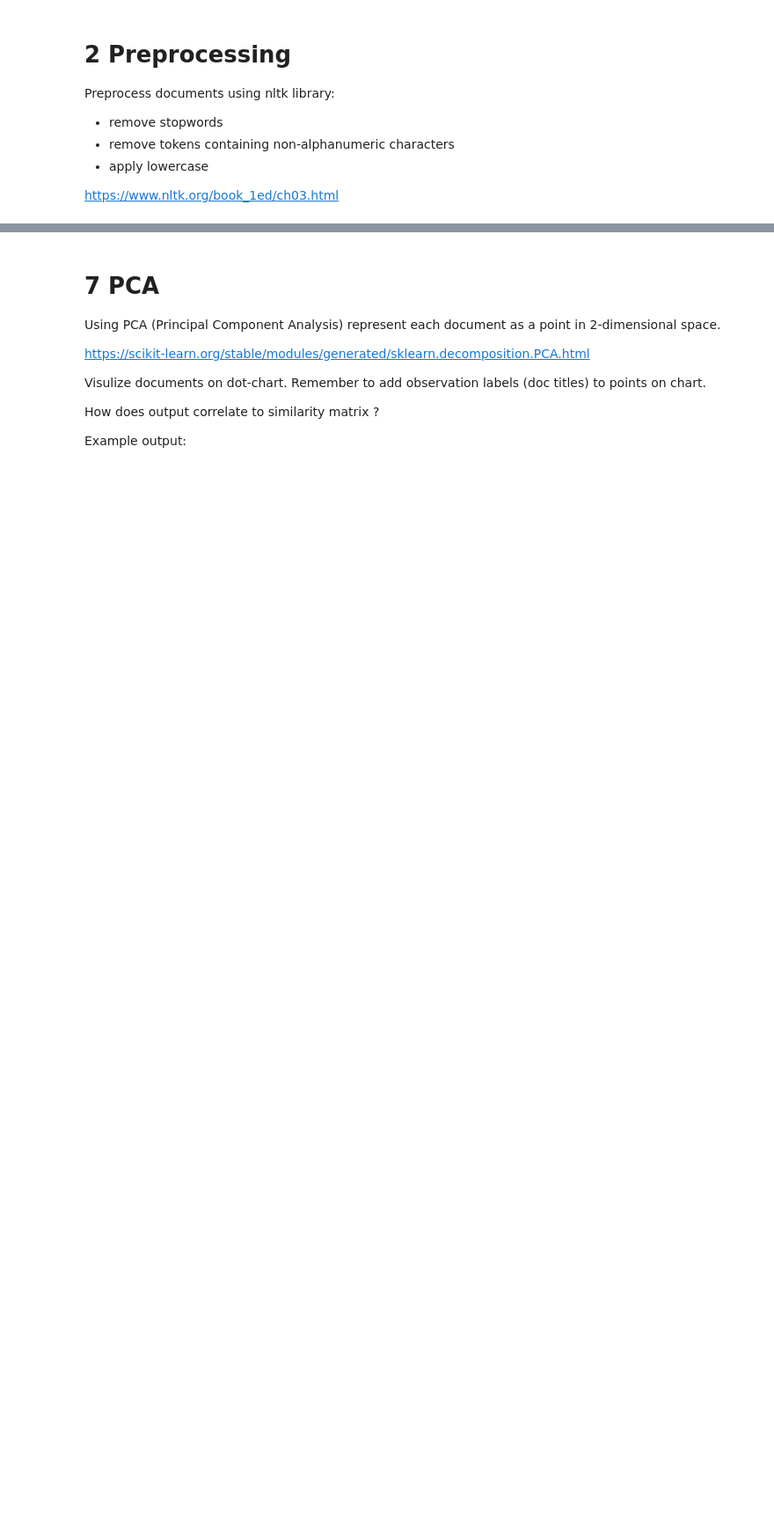
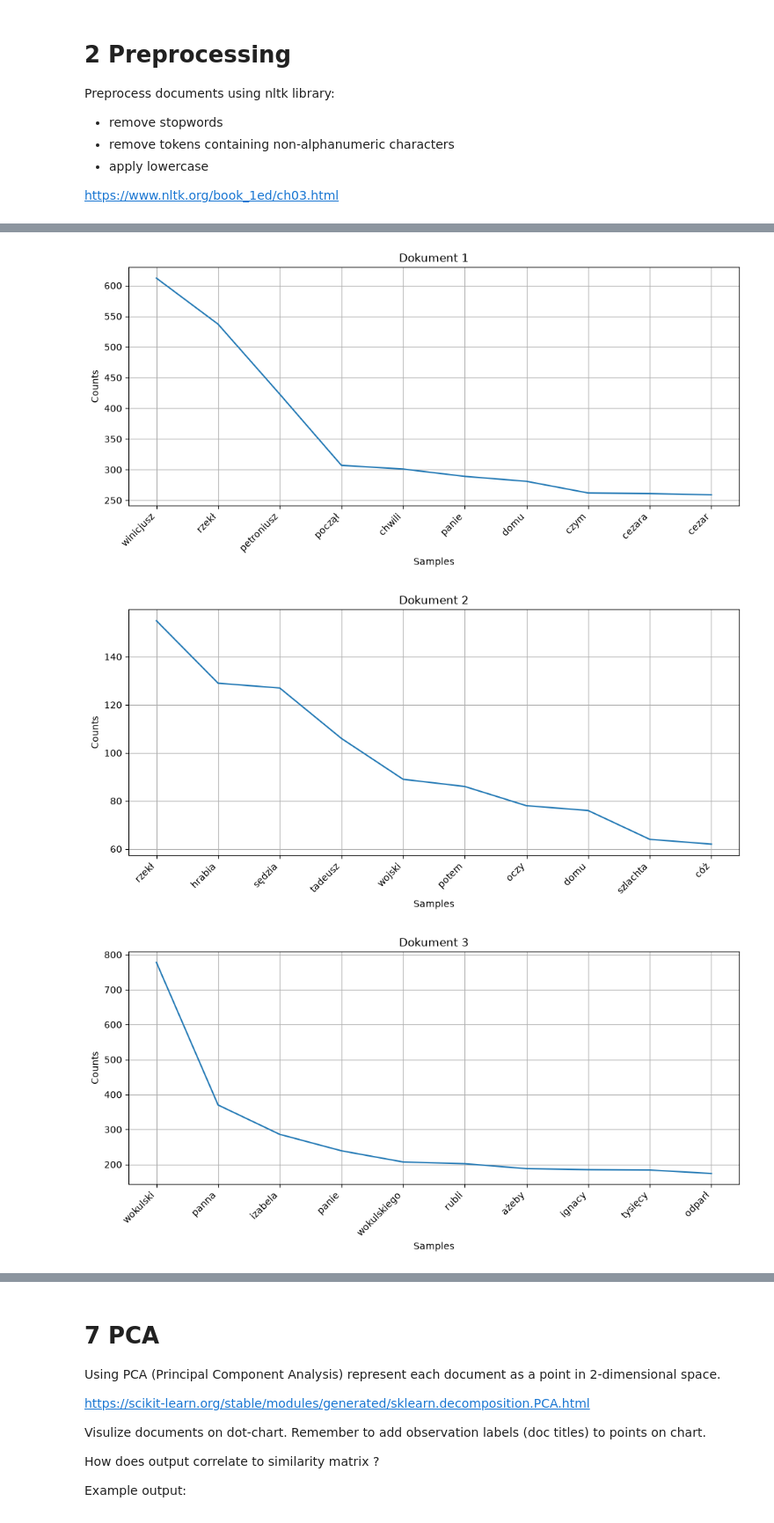
Before and after one commit to bubakrojek/PJN, a Jupyter notebook: NLP_EN_Lab1.ipynb, the cells around one changed output, grey strips where cells are left out. Shown at 88% size. Cells and saved outputs as stored; diff of their text form; code cells hidden in the pictures; blank space fills up the shorter version.

```diff
--- a/NLP_EN_Lab1.ipynb
+++ b/NLP_EN_Lab1.ipynb
@@ -107,0 +81,19 @@ Successfully installed cloudpickle-3.1.2 joblib-1.6.0 nltk-3.10.4 regex-2026.9.2
+# %%
+# nltk library
+!pip install nltk
+!python -m spacy download pl_core_news_sm
+import  nltk
+
+from nltk.corpus import stopwords
+import spacy
+
+nlp = spacy.load("pl_core_news_sm")
+
+stop_words=set(stopwords.words('english')).union(nlp.Defaults.stop_words)
+corpus_transformed=[]
+
+from nltk.tokenize import word_tokenize
+
+for book in corpus:
+    book= word_tokenize(book,language="polish")
+    corpus_transformed.append(" ".join([word.lower() for word in book if word.lower() not in stop_words and word.isalnum()]))
@@ -127,0 +126,28 @@ from sklearn.feature_extraction.text import CountVectorizer
+# %%
+from collections import Counter
+from sklearn.feature_extraction.text import CountVectorizer
+
+
+vectorizer = CountVectorizer()
+X=vectorizer.fit_transform(corpus_transformed)
+
+import pandas as pd
+import matplotlib.pyplot as plt
+df_counts = pd.DataFrame(X.toarray(), columns=vectorizer.get_feature_names_out(),index=[f"Dokument {i+1}" for i in range(len(corpus_transformed))])
+
+for title, row in df_counts.iterrows():
+    top=row.nlargest(10).sort_values(ascending=False)
+
+    plt.figure(figsize=(10, 5))
+    top.plot(kind='line')
+    plt.xticks(range(len(top)), top.index, rotation=45, ha='right')
+    plt.xlabel('Samples')
+    plt.ylabel('Counts')
+    plt.grid(True)
+    plt.title(title)
+    plt.tight_layout()
+    plt.show()
+# %% [output]
+[figure, added]
+[figure, added]
+[figure, added]
```
Also changed, not shown: parts of 15 cells of this notebook.
